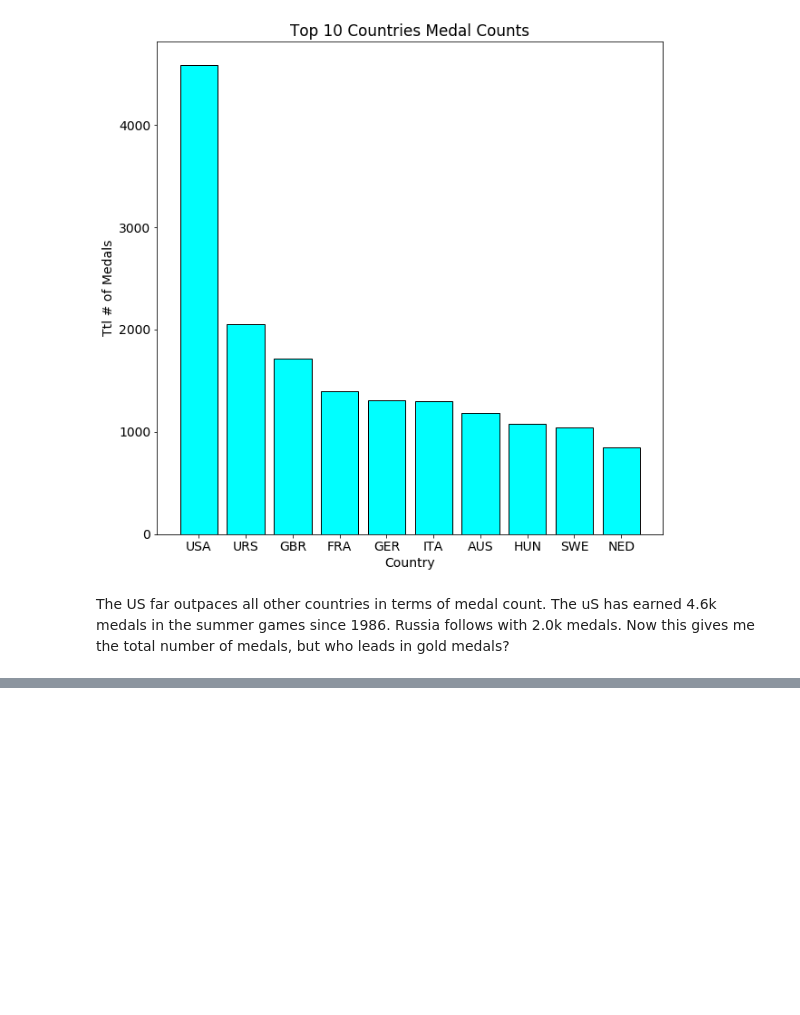
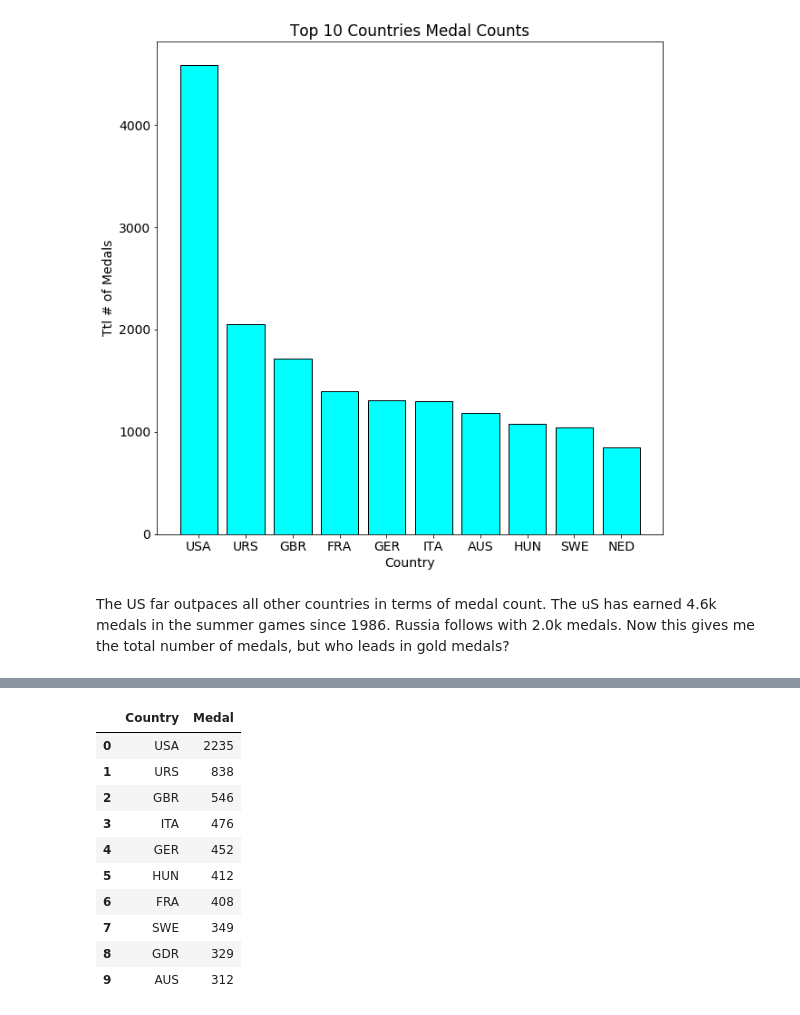
Before and after one commit to mcerow/summer_olympics, a Jupyter notebook: Summer_Olympics.ipynb, the cells around one changed output, grey strips where cells are left out. Saved outputs shown, nothing was run; the diff lists cells and outputs as text; code cells hidden in the pictures; blank space fills up the shorter version.

```diff
--- a/Summer_Olympics.ipynb
+++ b/Summer_Olympics.ipynb
@@ -101,0 +118,17 @@ country_medal_count.head()
+# %%
+top_gold = top_gold.sort_values(['Medal'], ascending = False)[:10]
+top_gold.reset_index(inplace=True)
+
+top_gold
+# %% [output]
+|  | Country | Medal |
+| 0 | USA | 2235 |
+| 1 | URS | 838 |
+| 2 | GBR | 546 |
+| 3 | ITA | 476 |
+| 4 | GER | 452 |
+| 5 | HUN | 412 |
+| 6 | FRA | 408 |
+| 7 | SWE | 349 |
+| 8 | GDR | 329 |
+| 9 | AUS | 312 |
```
Also changed, not shown: parts of 5 cells of this notebook.
